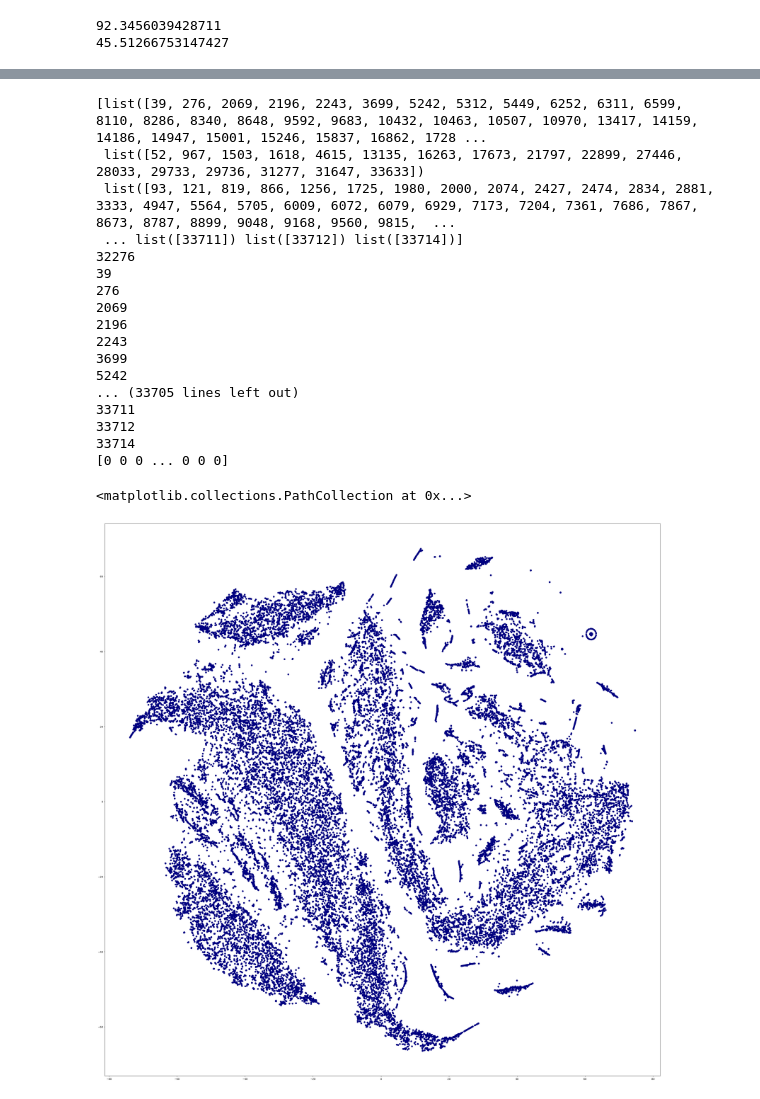
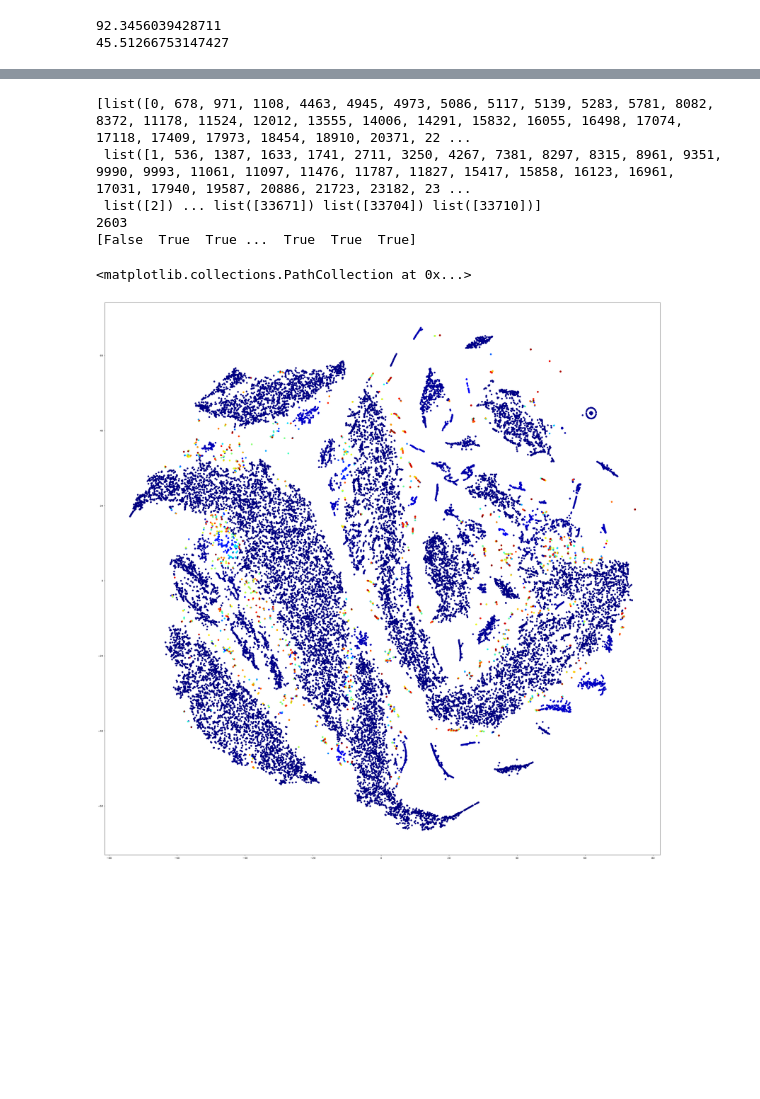
Before and after one commit to Chiritover/2023FdDataMining, a Jupyter notebook: cluter/dbscan.ipynb, the cells around one changed output, grey strips where cells are left out. Drawn from its saved outputs; the diff is of its cells as text; code cells hidden in the pictures; blank space fills up the shorter version.

```diff
--- a/cluter/dbscan.ipynb
+++ b/cluter/dbscan.ipynb
@@ -147,34 +165,24 @@ np.save('dbscan', cluster)
 # %%
 # np.load("dbscan.npy")
 print(cluster)
 print(len(cluster))
 labels=np.zeros(len(dist[0]),dtype=int)
+index = 0
 for i in range(len(cluster)):
     for j in range(len(cluster[i])):
-        print(cluster[i][j])
-print(labels)
+        # print(cluster[i][j])
+        labels[cluster[i][j]]=i
+print(labels>0)
 import matplotlib.pyplot as plt
 import matplotlib
 
 plt.figure(figsize=(40,40))
 plt.scatter(Y[:,0], Y[:,1], c=labels, cmap=matplotlib.cm.jet)
 # %% [output]
-[list([39, 276, 2069, 2196, 2243, 3699, 5242, 5312, 5449, 6252, 6311, 6599, 8110, 8286, 8340, 8648, 9592, 9683, 10432, 10463, 10507, 10970, 13417, 14159, 14186, 14947, 15001, 15246, 15837, 16862, 1728 ...
- list([52, 967, 1503, 1618, 4615, 13135, 16263, 17673, 21797, 22899, 27446, 28033, 29733, 29736, 31277, 31647, 33633])
- list([93, 121, 819, 866, 1256, 1725, 1980, 2000, 2074, 2427, 2474, 2834, 2881, 3333, 4947, 5564, 5705, 6009, 6072, 6079, 6929, 7173, 7204, 7361, 7686, 7867, 8673, 8787, 8899, 9048, 9168, 9560, 9815,  ...
- ... list([33711]) list([33712]) list([33714])]
-32276
-39
-276
-2069
-2196
-2243
-3699
-5242
-... (33705 lines left out)
-33711
-33712
-33714
-[0 0 0 ... 0 0 0]
+[list([0, 678, 971, 1108, 4463, 4945, 4973, 5086, 5117, 5139, 5283, 5781, 8082, 8372, 11178, 11524, 12012, 13555, 14006, 14291, 15832, 16055, 16498, 17074, 17118, 17409, 17973, 18454, 18910, 20371, 22 ...
+ list([1, 536, 1387, 1633, 1741, 2711, 3250, 4267, 7381, 8297, 8315, 8961, 9351, 9990, 9993, 11061, 11097, 11476, 11787, 11827, 15417, 15858, 16123, 16961, 17031, 17940, 19587, 20886, 21723, 23182, 23 ...
+ list([2]) ... list([33671]) list([33704]) list([33710])]
+2603
+[False  True  True ...  True  True  True]
 <matplotlib.collections.PathCollection at 0x...>
-[figure, old version]
+[figure, new version]
```
Also changed, not shown: parts of 1 cell of this notebook.
